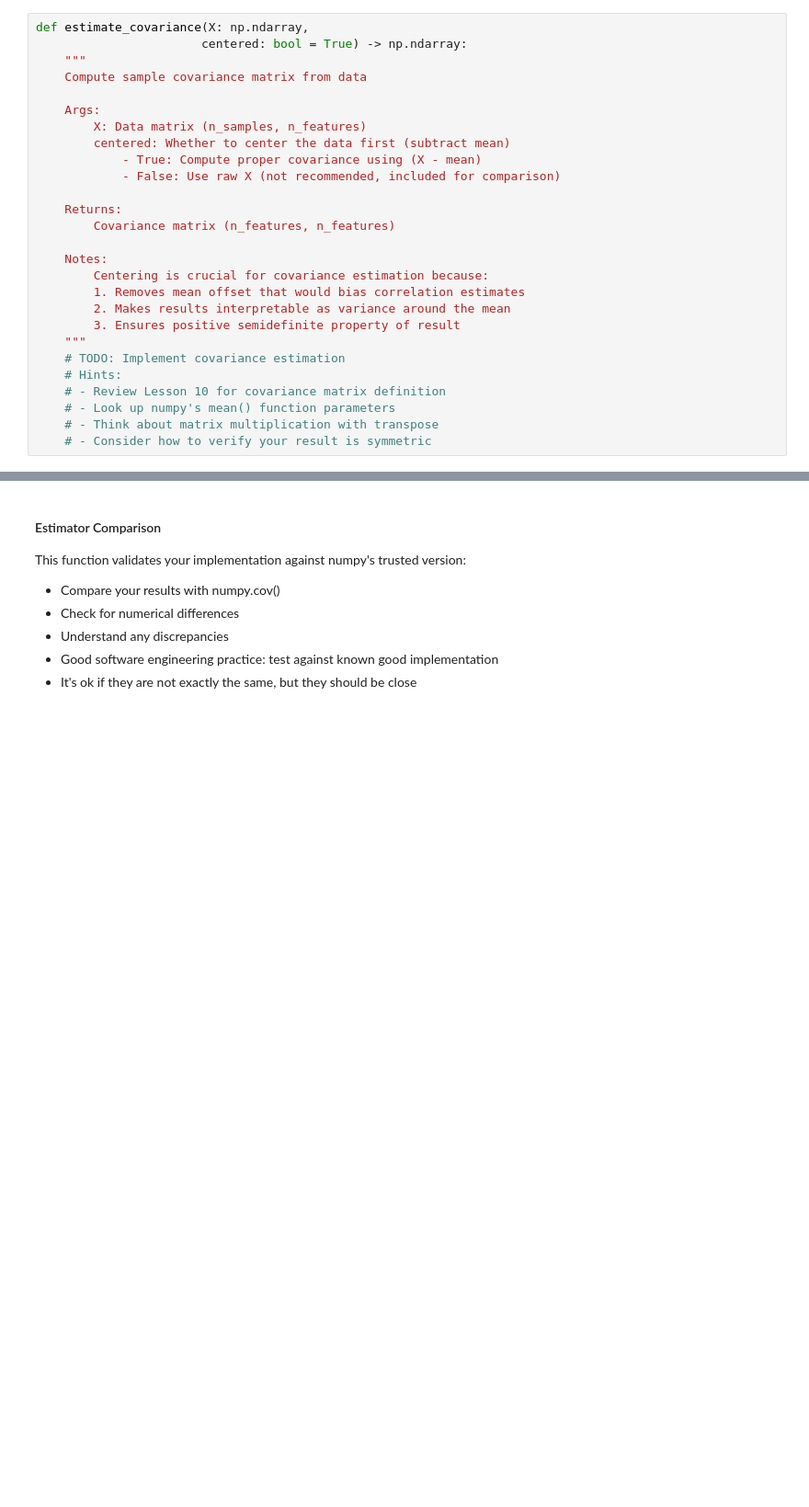
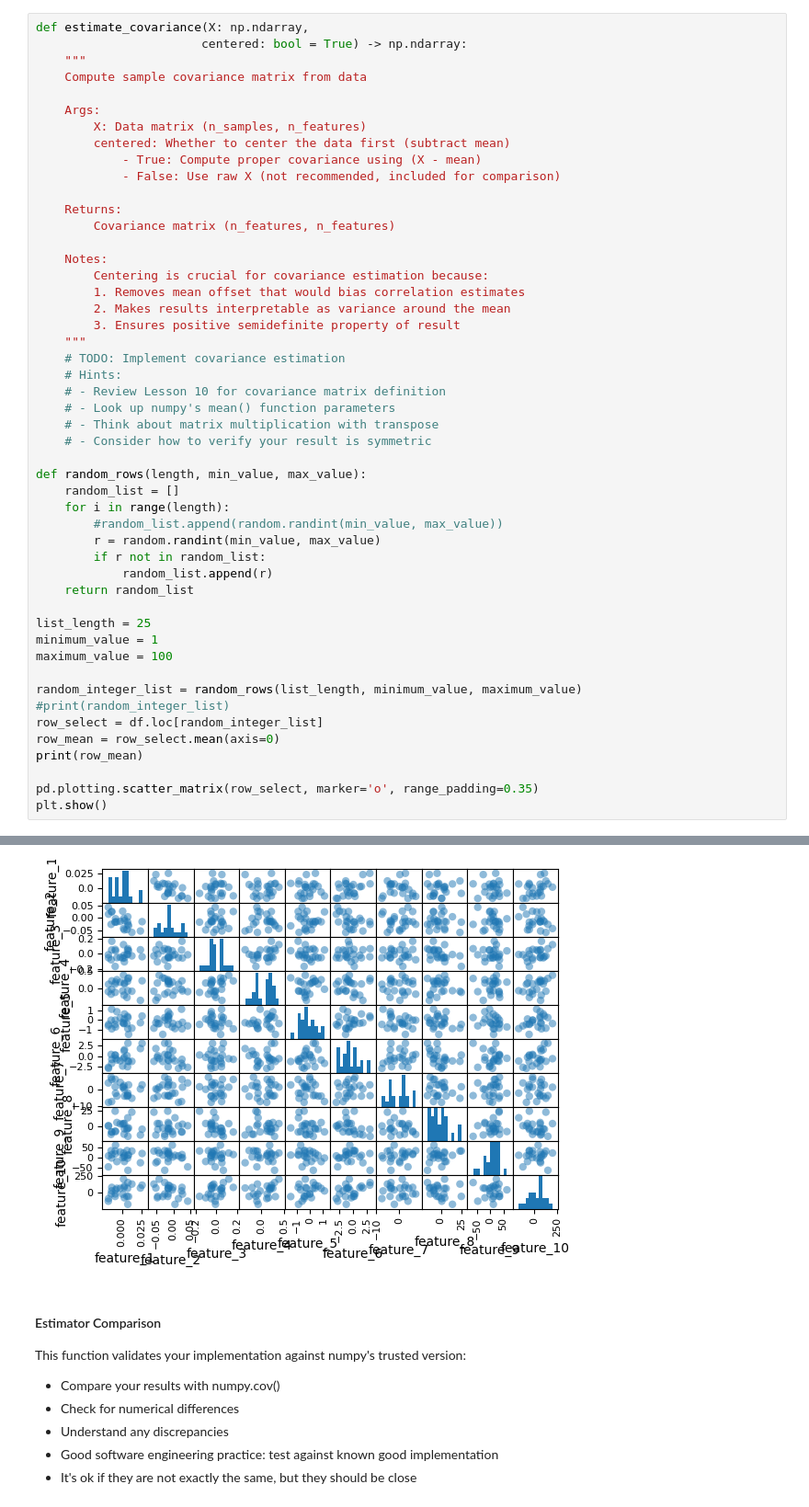
Before and after one commit to JoeCool-Engineer/project-1, a Jupyter notebook: sensor_data_alt.ipynb, the cells around one changed output, grey strips where cells are left out. Shown at 92% size. Cells and saved outputs as stored; diff of their text form; blank space fills up the shorter version.

```diff
--- a/sensor_data_alt.ipynb
+++ b/sensor_data_alt.ipynb
@@ -62,3 +145,26 @@ def estimate_covariance(X: np.ndarray,
     # - Look up numpy's mean() function parameters
     # - Think about matrix multiplication with transpose
     # - Consider how to verify your result is symmetric
+
+def random_rows(length, min_value, max_value):
+    random_list = []
+    for i in range(length):
+        #random_list.append(random.randint(min_value, max_value))
+        r = random.randint(min_value, max_value)
+        if r not in random_list:
+            random_list.append(r)
+    return random_list
+
+list_length = 25
+minimum_value = 1
+maximum_value = 100
+
+random_integer_list = random_rows(list_length, minimum_value, maximum_value)
+#print(random_integer_list)
+row_select = df.loc[random_integer_list]
+row_mean = row_select.mean(axis=0)
+print(row_mean)
+
+pd.plotting.scatter_matrix(row_select, marker='o', range_padding=0.35)
+plt.show()
+# %% [output]
@@ -65,3 +182,4 @@ def estimate_covariance(X: np.ndarray,
+[figure, added]
 # %% [markdown]
 #### Estimator Comparison
 
```
Also changed, not shown: parts of 4 cells of this notebook.
